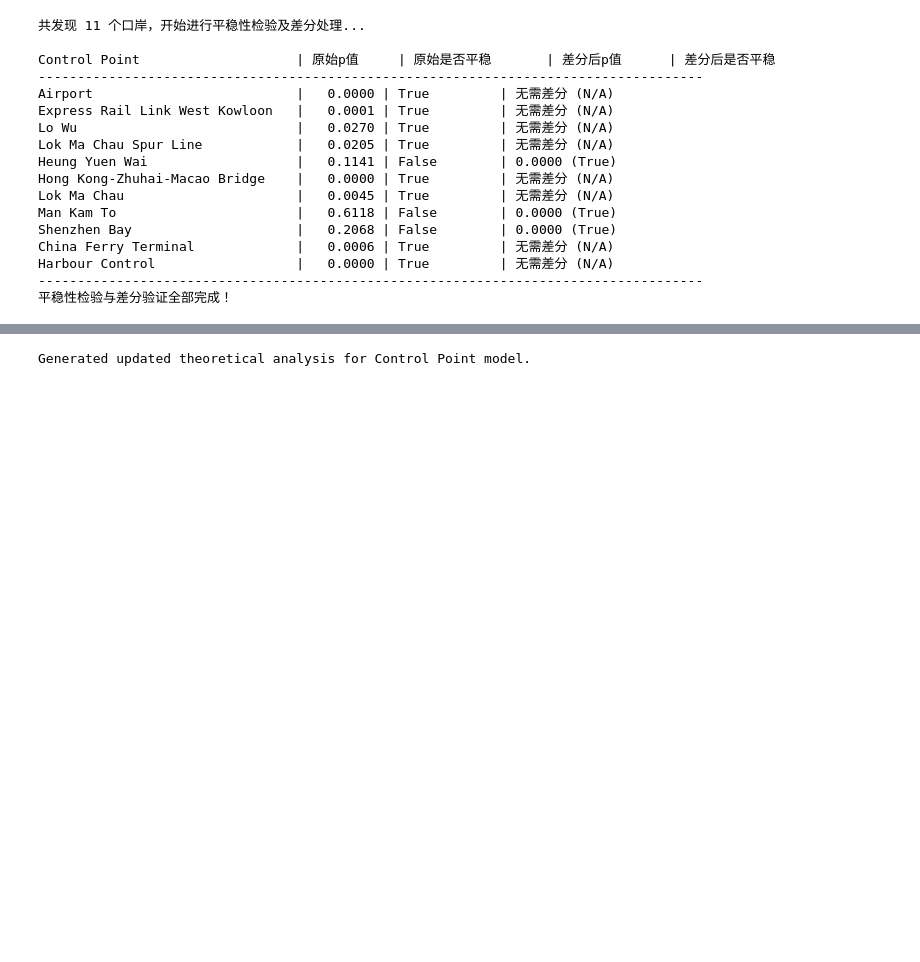
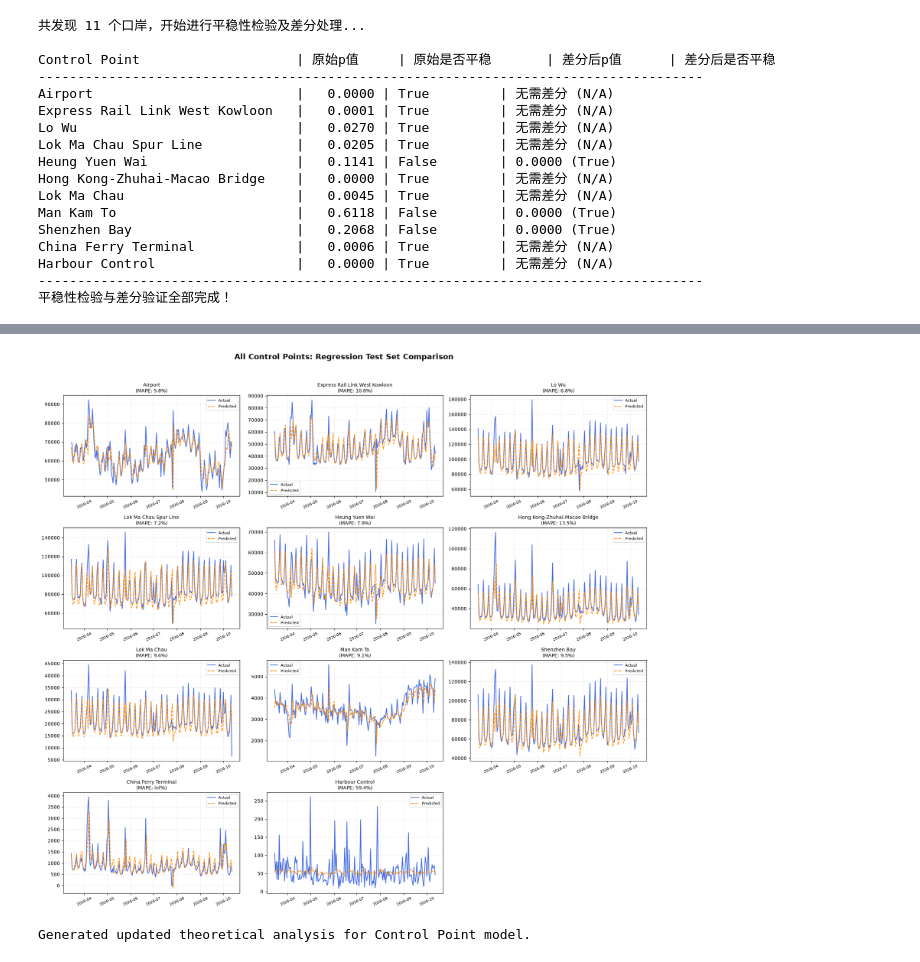
Before and after one commit to WangJichun323/MATH7810, a Jupyter notebook: 7005project/7005project new.ipynb, the cells around one changed output, grey strips where cells are left out. Saved outputs shown, nothing was run; the diff lists cells and outputs as text; code cells hidden in the pictures; blank space fills up the shorter version.

```diff
--- a/7005project/7005project new.ipynb
+++ b/7005project/7005project new.ipynb
@@ -533,3 +438,35 @@ Harbour Control                  |       0.00 |          0.4889 | True
+# %%
+# 自动计算子图网格行列数（例如每行放 3 个，共 4 行）
+num_ports = len(results)
+cols = 3
+rows = (num_ports + cols - 1) // cols
+
+fig, axes = plt.subplots(rows, cols, figsize=(18, rows * 4))
+axes = axes.flatten() # 展平成一维方便循环
+
+for i, (cp, res) in enumerate(results.items()):
+    ax = axes[i]
+    y_test = res["test_actual"]
+    y_pred = res["test_pred"]
+
+    # 画真实值和预测值
+    ax.plot(y_test.index, y_test.values, label="Actual", color="royalblue", linewidth=1.5)
+    ax.plot(y_test.index, y_pred, label="Predicted", color="darkorange", linestyle="--", linewidth=1.5)
+
+    ax.set_title(f"{cp}\n(MAPE: {res['mape']:.1f}%)", fontsize=10)
+    ax.tick_params(axis='x', rotation=25, labelsize=8)
+    ax.legend(fontsize=8)
+    ax.grid(True, linestyle=":", alpha=0.5)
+
+# 隐藏多余的空白子图
+for j in range(i + 1, len(axes)):
+    fig.delaxes(axes[j])
+
+plt.suptitle("All Control Points: Regression Test Set Comparison", fontsize=16, fontweight='bold', y=1.02)
+plt.tight_layout()
+plt.show()
+# %% [output]
+[figure, added]
 # %%
 import numpy as np
 import pandas as pd
```
Also changed, not shown: parts of 4 cells of this notebook.
